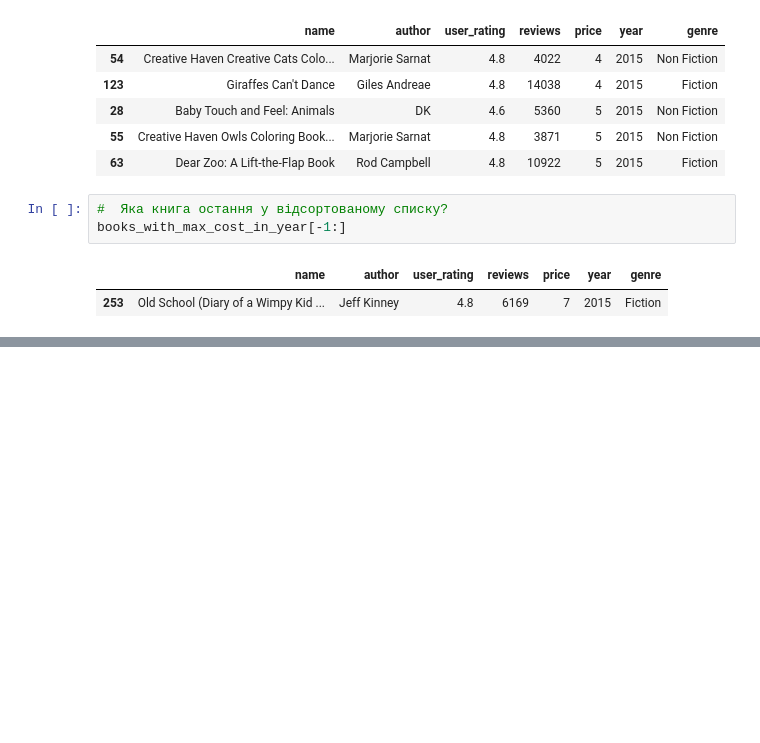
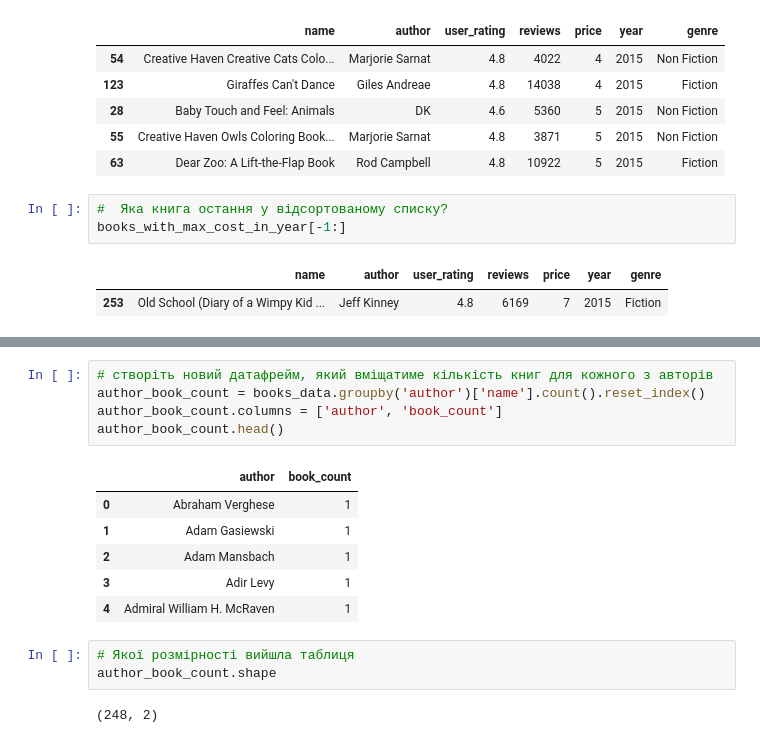
Before and after one commit to AlexanderSingaevsky/DataScience, a Jupyter notebook: Hw02/Hw2.3.ipynb, the cells around one changed output, grey strips where cells are left out. Cells and saved outputs as stored; diff of their text form; blank space fills up the shorter version.

```diff
--- a/Hw02/Hw2.3.ipynb
+++ b/Hw02/Hw2.3.ipynb
@@ -181,0 +221,17 @@ print(f'Яка книга остання у відсортованому спи
+# %%
+# створіть новий датафрейм, який вміщатиме кількість книг для кожного з авторів
+author_book_count = books_data.groupby('author')['name'].count().reset_index()
+author_book_count.columns = ['author', 'book_count']
+author_book_count.head()
+# %% [output]
+|  | author | book_count |
+| 0 | Abraham Verghese | 1 |
+| 1 | Adam Gasiewski | 1 |
+| 2 | Adam Mansbach | 1 |
+| 3 | Adir Levy | 1 |
+| 4 | Admiral William H. McRaven | 1 |
+# %%
+# Якої розмірності вийшла таблиця
+author_book_count.shape
+# %% [output]
+(248, 2)
```
Also changed, not shown: parts of 26 cells of this notebook, 2 other files.
